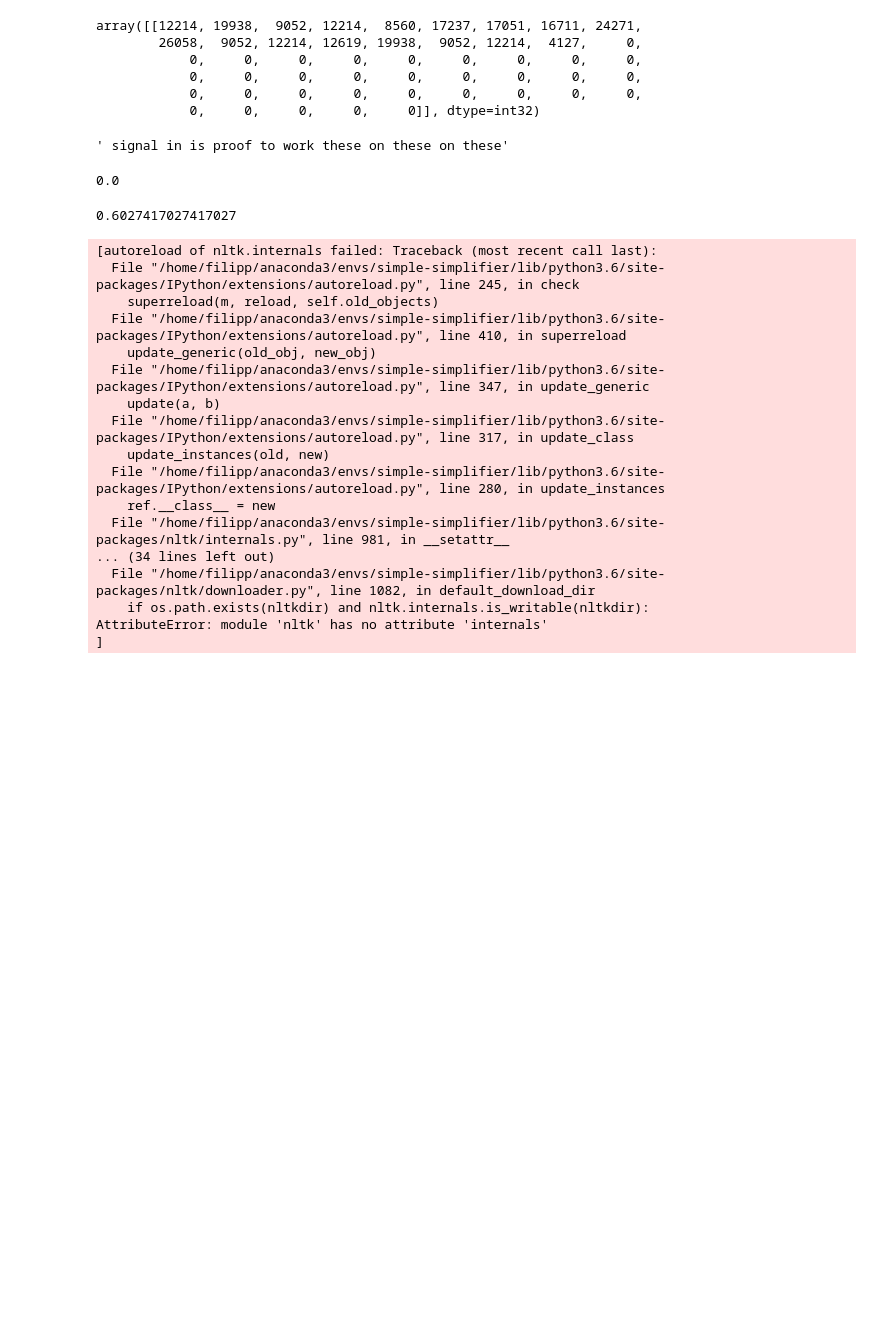
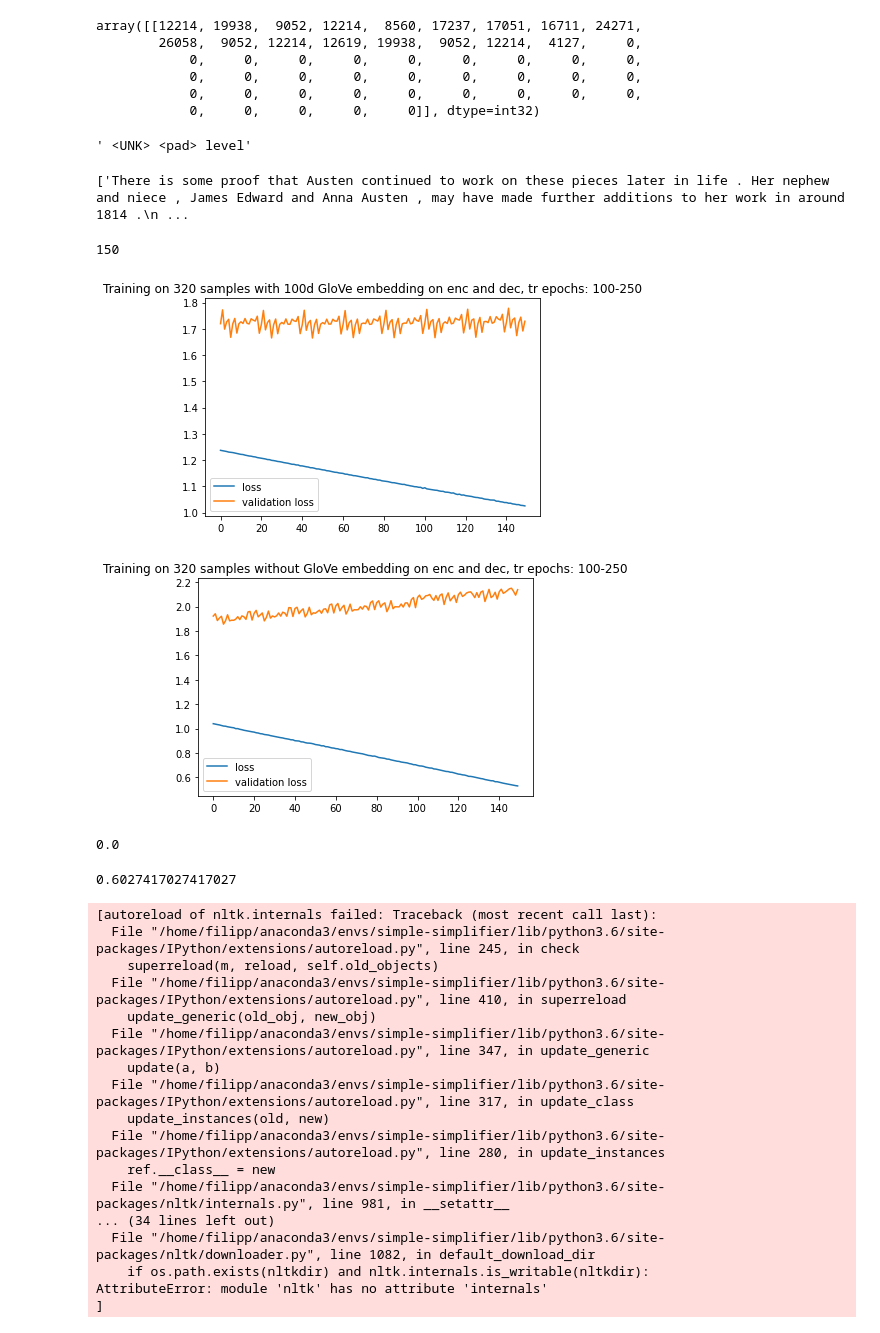
Before and after one commit to L-theorist/simple-simplifier, a Jupyter notebook: main.ipynb, the cells around one changed output. Saved outputs shown, nothing was run; the diff lists cells and outputs as text; code cells hidden in the pictures; blank space fills up the shorter version.

```diff
--- a/main.ipynb
+++ b/main.ipynb
@@ -468,12 +507,12 @@ plot_model(model, show_shapes=True)
 [figure]
 # %%
 rms = optimizers.RMSprop(lr=0.0003)
-nadm =optimizers.Nadam(learning_rate=0.008, beta_1=0.99, beta_2=0.99999)
+nadm =optimizers.Nadam(learning_rate=0.0005, beta_1=0.99, beta_2=0.99999)
 admx = optimizers.Adamax(learning_rate=0.0006, beta_1=0.999, beta_2=0.999999)
 model.compile(
-    optimizer=rms,
-    #optimizer="adam",
+    #optimizer=rms,
+    optimizer="adam",
     #loss="categorical_crossentropy",
     loss="categorical_crossentropy",
-    #metrics=["accuracy"]
+    metrics=["accuracy"]
 )
@@ -480,18 +524,16 @@ model.compile(
 # %%
 batch_size = 16
-n_samples = 320 #train_x.shape[0]
+n_samples = 80 #train_x.shape[0]
 history = model.fit_generator(
     generator_ed(train_x, train_y, batch_size, vocabulary_size_source, vocabulary_size_dst, \
                  samples=n_samples, shf=False, onehot_dst=True, onehot_src=False),
-    #data_gen,
-    #(train_gen(train_x, 500), one_hot_encode_output(train_y_gen)),
-    epochs=100,
+    epochs=250,
     #batch_size=50,
     #validation_split=0.2,
     #steps_per_epoch = train_x.shape[0]/batch_size,
     steps_per_epoch=n_samples/batch_size,
-    validation_data=generator_ed(valid_x, valid_y, batch_size, vocabulary_size_source, vocabulary_size_dst, \
-                samples=n_samples, shf=True, onehot_dst=True, onehot_src=False),
+    validation_data=generator_ed(valid_x, valid_y, batch_size, vocabulary_size_source, \
+         vocabulary_size_dst, samples=n_samples, shf=True, onehot_dst=True, onehot_src=False),
     validation_steps=batch_size,
   #  callbacks=[neptune_monitor]
 
@@ -516,4 +562,0 @@ with open('trainHistory_320_100ep', 'wb') as file_pi:
-# %%
-from tensorflow.keras.models import load_model
-
-model = load_model('model_ed_3200_150ep.h5')
@@ -637,8 +690,46 @@ array([[12214, 19938,  9052, 12214,  8560, 17237, 17051, 16711, 24271,
 # %%
-
+indx=0
 decode_sequence(train_x[indx:indx+1], enc, dec, token_dict)
 # %% [output]
-' signal in is proof to work these on these on these'
+' <UNK> <pad> level'
+# %%
+train_ori_dst[indx:indx+1]
+# %% [output]
+['There is some proof that Austen continued to work on these pieces later in life . Her nephew and niece , James Edward and Anna Austen , may have made further additions to her work in around 1814 .\n ...
+# %%
+# with open('trainHistory_320_200-250ep', 'rb') as file:
+#     history3 = pickle.load(file)
+# history2['loss'] += history3['loss']
+# history2['val_loss'] += history3['val_loss']
+len(history2['loss'])
+# %% [output]
+150
+# %%
+import matplotlib.pyplot as plt
+#fig = plt.figure()
+plt.plot(model.history.history["loss"][100:], label="loss")
+plt.plot(model.history.history["val_loss"][100:], label="validation loss")
+plt.title('Training on 320 samples with 100d GloVe embedding on enc and dec, tr epochs: 100-250')
+plt.legend()
+plt.savefig('training_comparison.png', bbox_inches='tight')
+plt.show()
+plt.close()
+
+plt.plot(history2["loss"], label="loss")
+plt.plot(history2["val_loss"], label="validation loss")
+plt.title('Training on 320 samples without GloVe embedding on enc and dec, tr epochs: 100-250')
+plt.legend()
+plt.savefig('training_comparison2.png', bbox_inches='tight')
+plt.show()
+plt.close()
+
+# fig = plt.gcf()
+# plt.show()
+# plt.draw()
+# fig.savefig('training_comparison.png')
+# %% [output]
+[figure, added]
+[figure, added]
 # %%
 from model import *
 indx = 21
```
Also changed, not shown: parts of 24 cells of this notebook, 3 other files.
